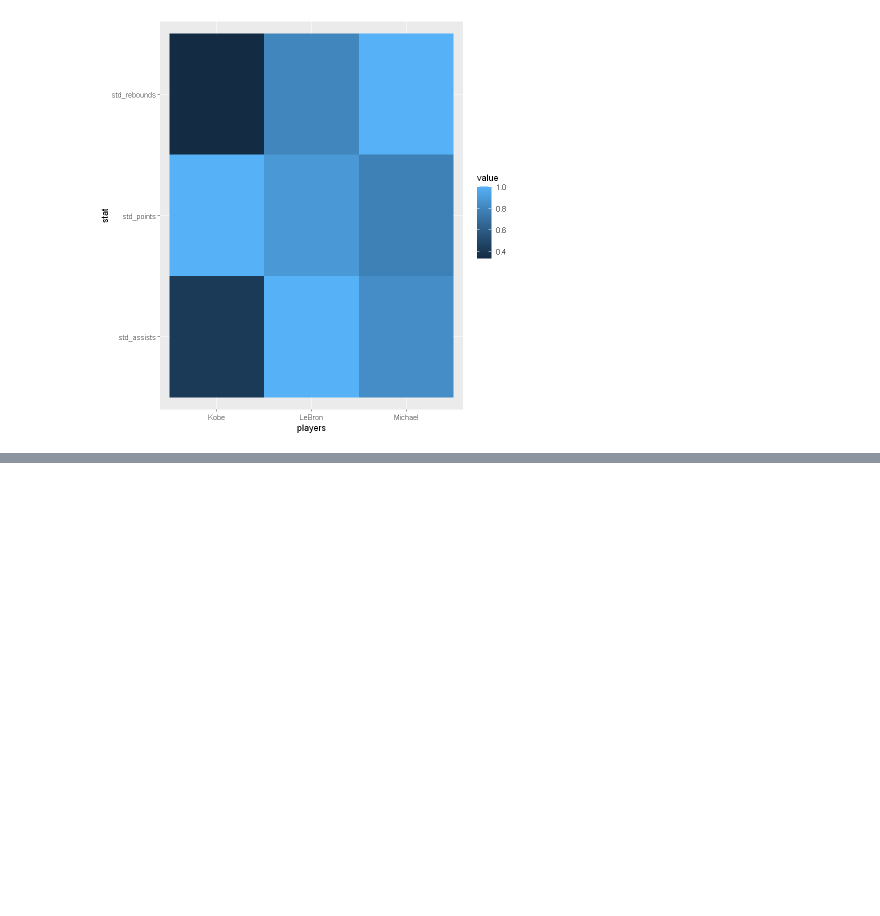
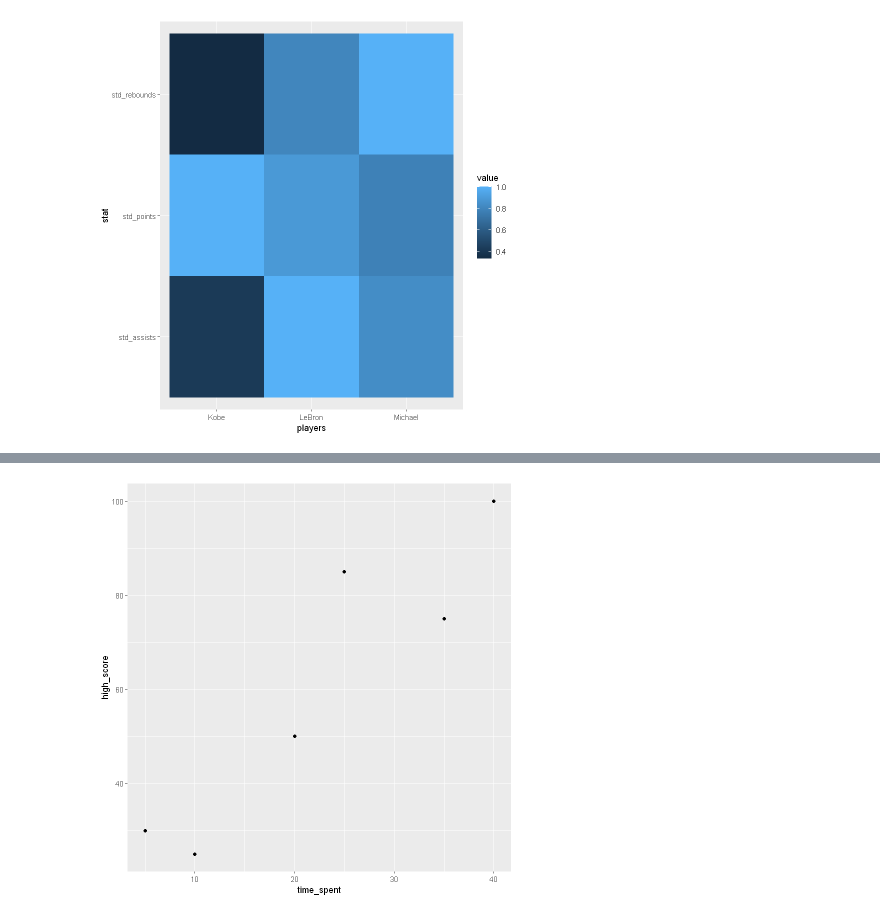
Before and after one commit to ignacioaristimuno/Courses, a Jupyter notebook: R/Data Visualization and Dashboarding with R/2. Data visualization in R with ggplot2.ipynb, the cells around one changed output, grey strips where cells are left out. Drawn from its saved outputs; the diff is of its cells as text; code cells hidden in the pictures; blank space fills up the shorter version.

```diff
--- a/R/Data Visualization and Dashboarding with R/2. Data visualization in R with ggplot2.ipynb
+++ b/R/Data Visualization and Dashboarding with R/2. Data visualization in R with ggplot2.ipynb
@@ -618,0 +638,9 @@ ggplot(basket_std, aes(players, stat, fill = value)) +
+# %%
+# Data
+kid = c("Nick", "Jess", "Justin", "Brandy", "Kelly", "Enrique")
+time_spent = c(40, 35, 25, 20, 10, 5)
+high_score = c(100, 75, 85, 50, 25, 30)
+
+# Creating the tibble
+tetris = tibble(kid, time_spent, high_score)
+head(tetris)
@@ -618,0 +657,6 @@ ggplot(basket_std, aes(players, stat, fill = value)) +
+# %%
+# Basic scatter plot
+ggplot(tetris, aes(x = time_spent, y = high_score)) +
+    geom_point()
+# %% [output]
+[figure, added]
```
Also changed, not shown: parts of 17 cells of this notebook.
